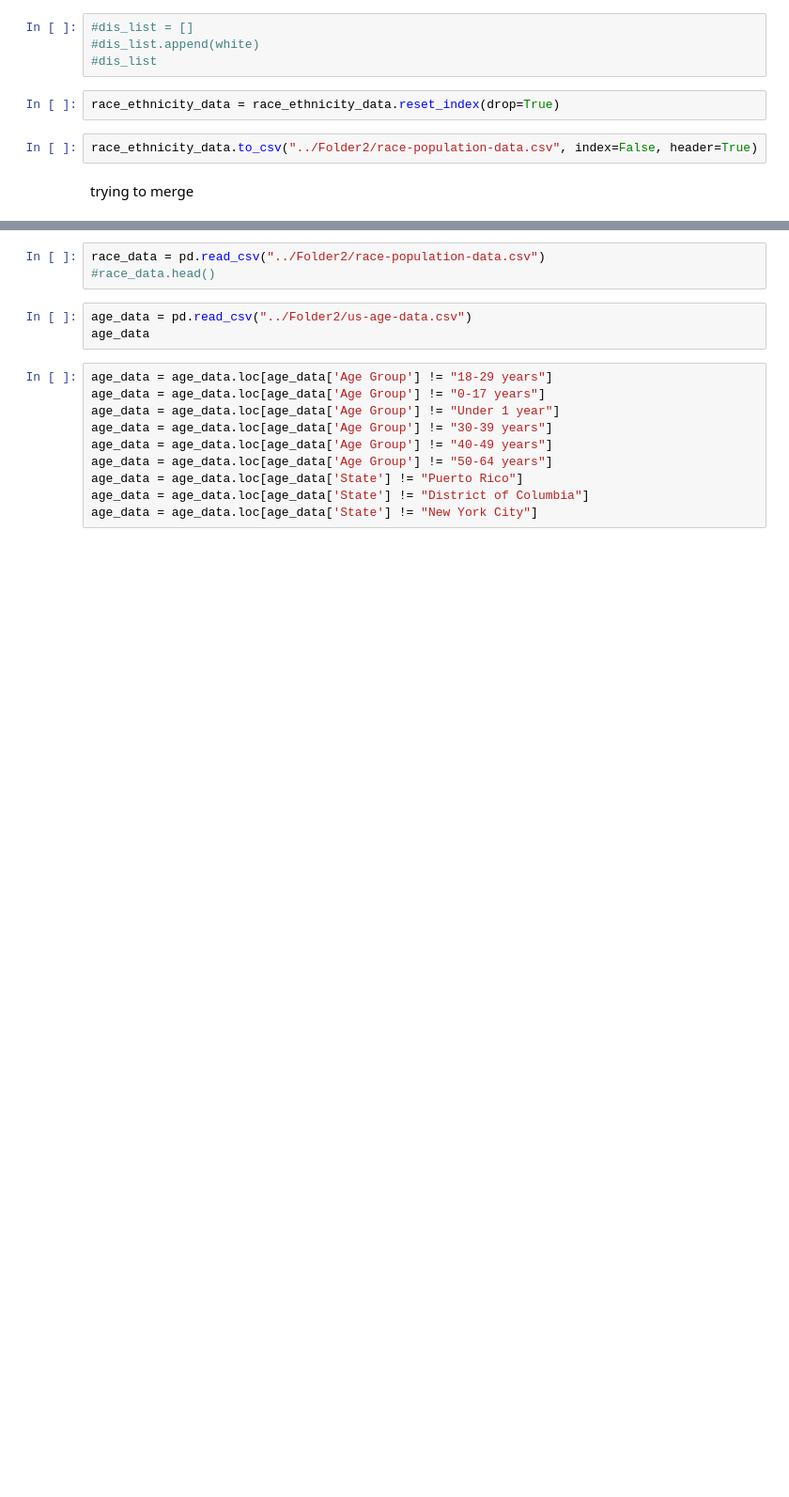
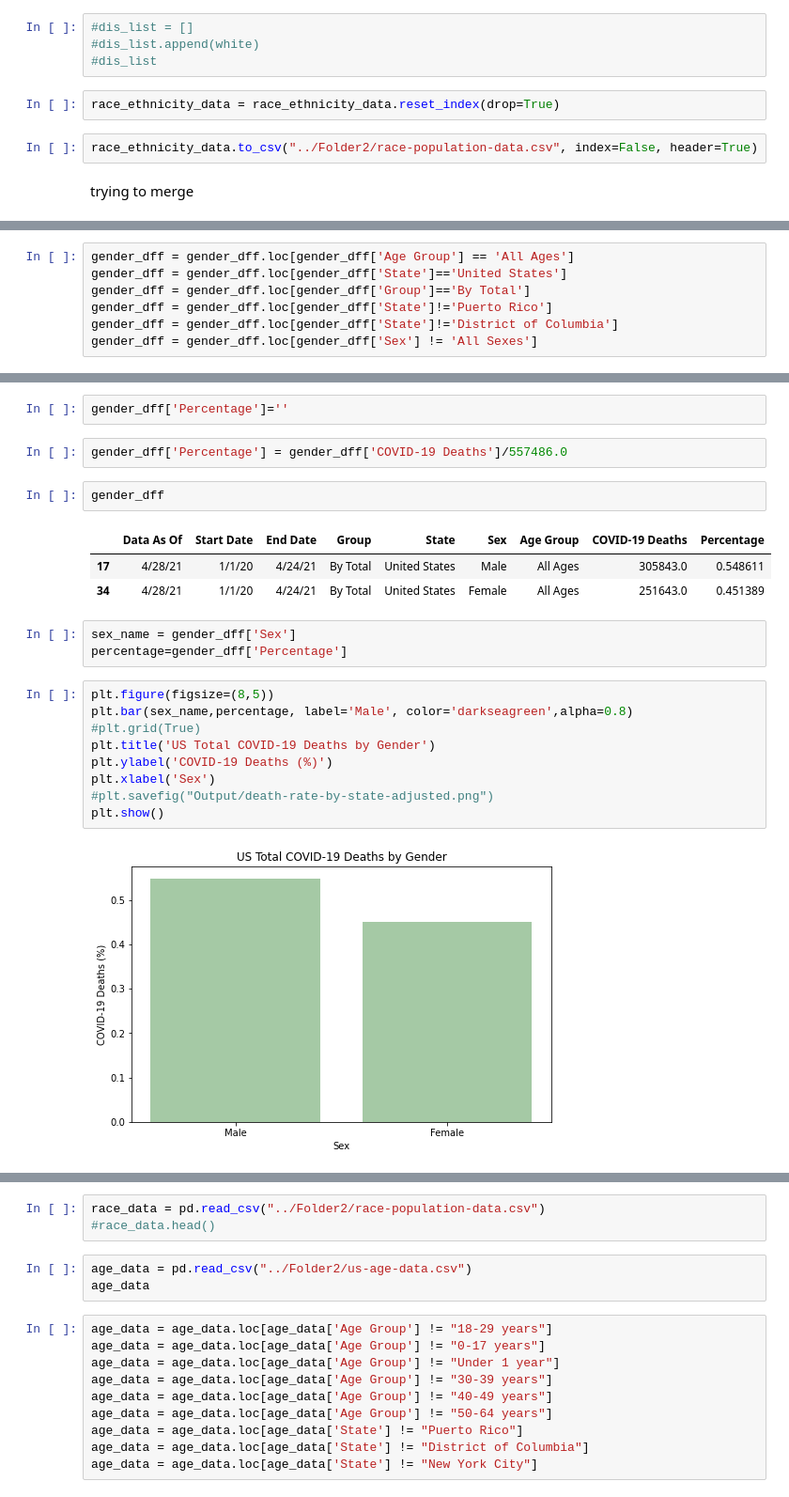
Before and after one commit to jenniecinelli/project_one, a Jupyter notebook: Folder4/jennie cleaning & analysis notebook.ipynb, the cells around one changed output, grey strips where cells are left out. Shown: that part at 94% size. Cells and saved outputs as stored; diff of their text form; blank space fills up the shorter version.

```diff
--- a/Folder4/jennie cleaning & analysis notebook.ipynb
+++ b/Folder4/jennie cleaning & analysis notebook.ipynb
@@ -97,0 +95,7 @@ trying to merge
+# %%
+gender_dff = gender_dff.loc[gender_dff['Age Group'] == 'All Ages']
+gender_dff = gender_dff.loc[gender_dff['State']=='United States']
+gender_dff = gender_dff.loc[gender_dff['Group']=='By Total']
+gender_dff = gender_dff.loc[gender_dff['State']!='Puerto Rico']
+gender_dff = gender_dff.loc[gender_dff['State']!='District of Columbia']
+gender_dff = gender_dff.loc[gender_dff['Sex'] != 'All Sexes']
@@ -97,0 +123,24 @@ trying to merge
+# %%
+gender_dff['Percentage']=''
+# %%
+gender_dff['Percentage'] = gender_dff['COVID-19 Deaths']/557486.0
+# %%
+gender_dff
+# %% [output]
+|  | Data As Of | Start Date | End Date | Group | State | Sex | Age Group | COVID-19 Deaths | Percentage |
+| 17 | 4/28/21 | 1/1/20 | 4/24/21 | By Total | United States | Male | All Ages | 305843.0 | 0.548611 |
+| 34 | 4/28/21 | 1/1/20 | 4/24/21 | By Total | United States | Female | All Ages | 251643.0 | 0.451389 |
+# %%
+sex_name = gender_dff['Sex']
+percentage=gender_dff['Percentage']
+# %%
+plt.figure(figsize=(8,5))
+plt.bar(sex_name,percentage, label='Male', color='darkseagreen',alpha=0.8)
+#plt.grid(True)
+plt.title('US Total COVID-19 Deaths by Gender')
+plt.ylabel('COVID-19 Deaths (%)')
+plt.xlabel('Sex')
+#plt.savefig("Output/death-rate-by-state-adjusted.png")
+plt.show()
+# %% [output]
+[figure, added]
```
Also changed, not shown: parts of 15 cells of this notebook, 2 other files.
